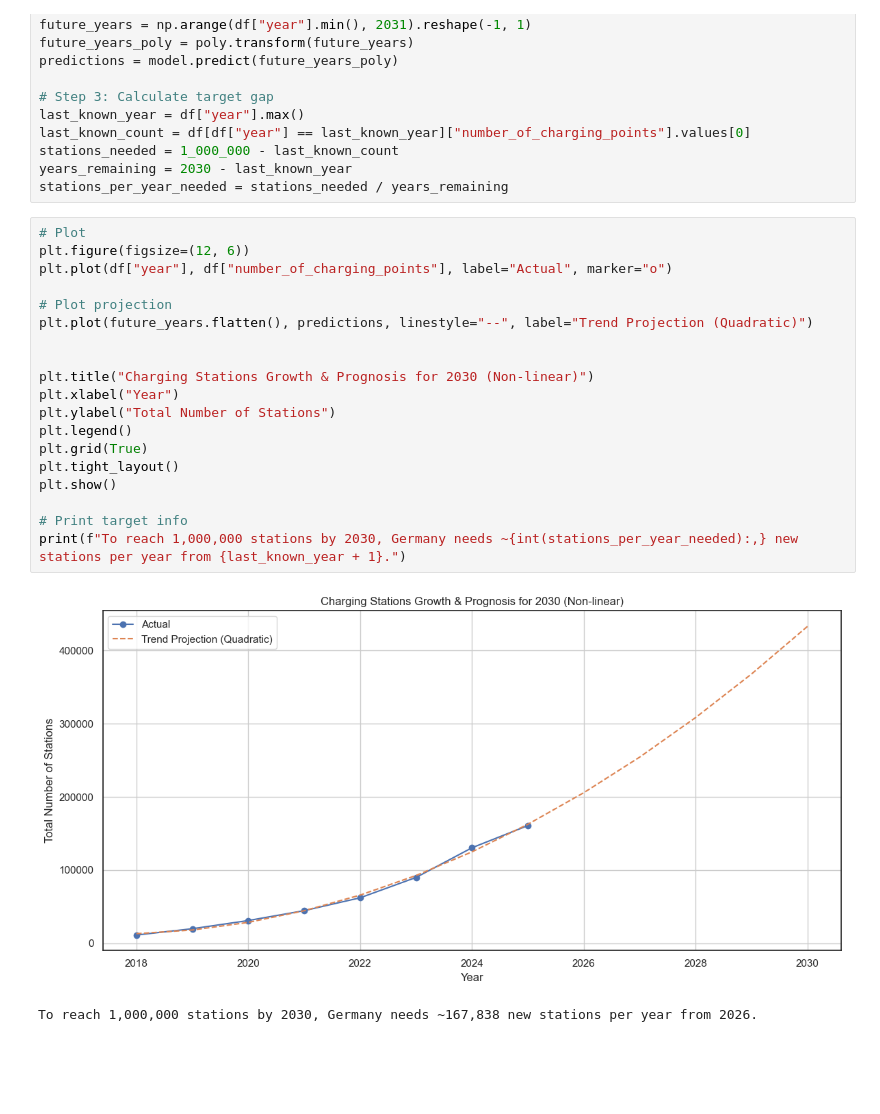
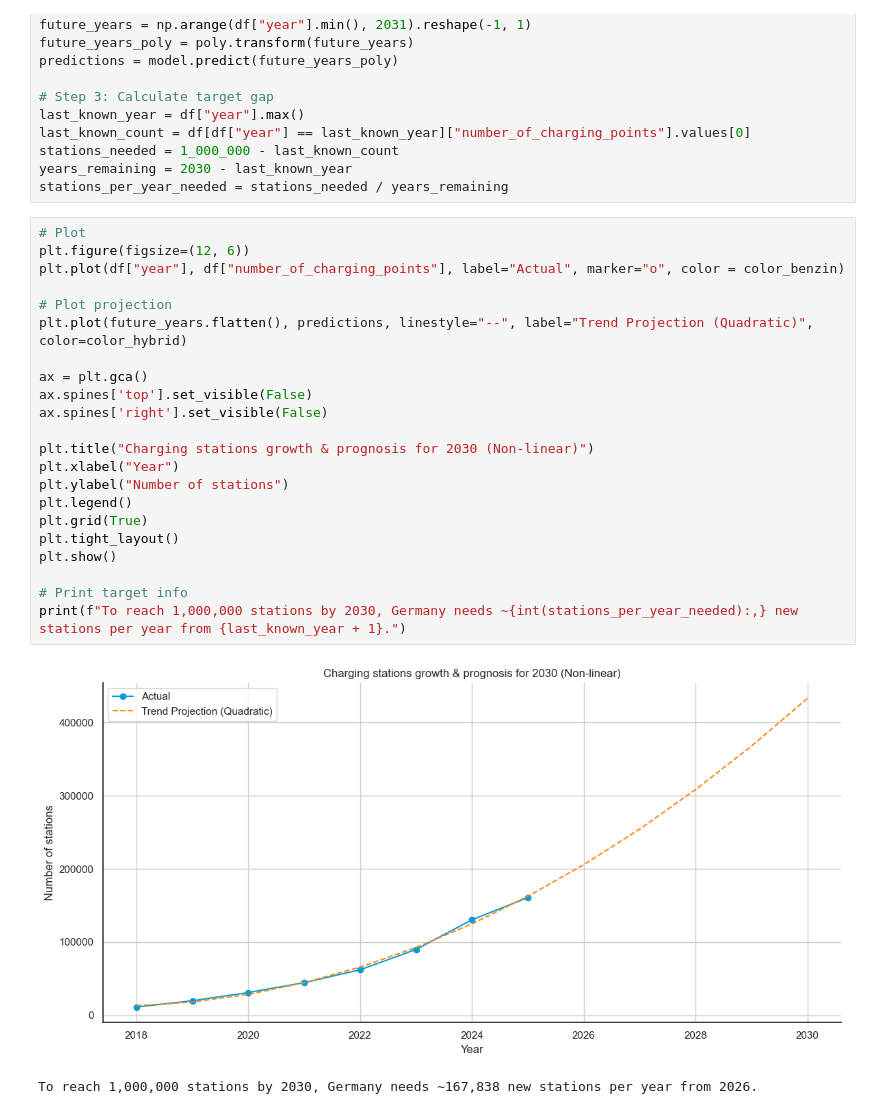
Before and after one commit to adelinerd/electric_cars, a Jupyter notebook: 1_E-Stations.ipynb, the cells around one changed output. Saved outputs shown, nothing was run; the diff lists cells and outputs as text; blank space fills up the shorter version.

Commit message:
new charts, more presentation

```diff
--- a/1_E-Stations.ipynb
+++ b/1_E-Stations.ipynb
@@ -302,22 +302,25 @@ stations_per_year_needed = stations_needed / years_remaining
 # %%
 # Plot
 plt.figure(figsize=(12, 6))
-plt.plot(df["year"], df["number_of_charging_points"], label="Actual", marker="o")
+plt.plot(df["year"], df["number_of_charging_points"], label="Actual", marker="o", color = color_benzin)
 
 # Plot projection
-plt.plot(future_years.flatten(), predictions, linestyle="--", label="Trend Projection (Quadratic)")
+plt.plot(future_years.flatten(), predictions, linestyle="--", label="Trend Projection (Quadratic)", color=color_hybrid)
 
+ax = plt.gca()
+ax.spines['top'].set_visible(False)
+ax.spines['right'].set_visible(False)
 
-plt.title("Charging Stations Growth & Prognosis for 2030 (Non-linear)")
+plt.title("Charging stations growth & prognosis for 2030 (Non-linear)")
 plt.xlabel("Year")
-plt.ylabel("Total Number of Stations")
+plt.ylabel("Number of stations")
 plt.legend()
 plt.grid(True)
 plt.tight_layout()
 plt.show()
 
 # Print target info
 print(f"To reach 1,000,000 stations by 2030, Germany needs ~{int(stations_per_year_needed):,} new stations per year from {last_known_year + 1}.")
 # %% [output]
-[figure, old version]
+[figure, new version]
 To reach 1,000,000 stations by 2030, Germany needs ~167,838 new stations per year from 2026.
```
Also changed, not shown: parts of 1 cell of this notebook, 4 other files.
